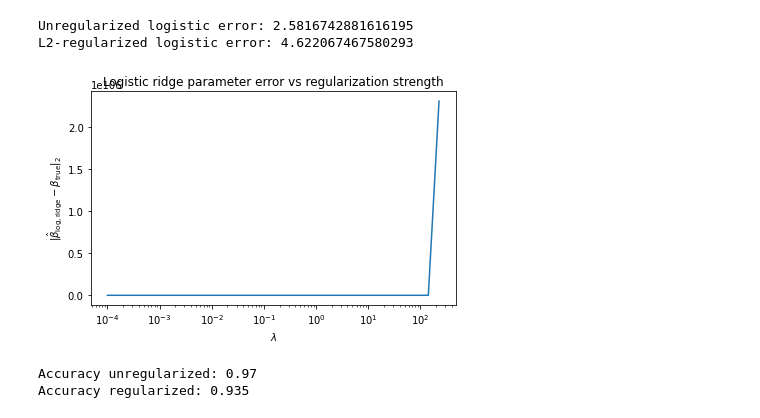
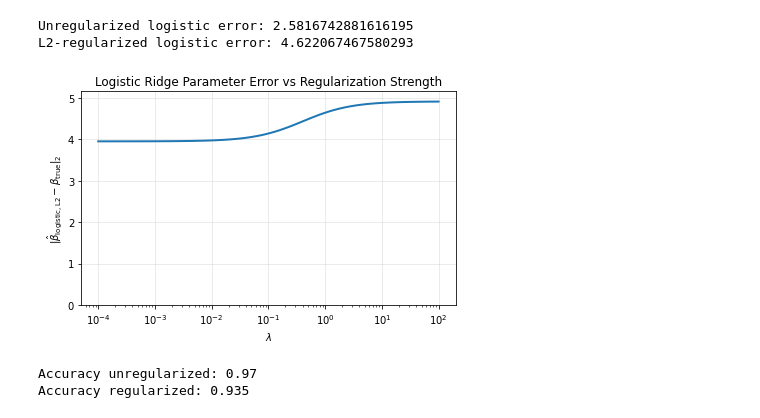
Before and after one commit to danelyatukibay/math519_project, a Jupyter notebook: main.ipynb, the cells around one changed output. Drawn from its saved outputs; the diff is of its cells as text; code cells hidden in the pictures.

```diff
--- a/main.ipynb
+++ b/main.ipynb
@@ -118,8 +120,10 @@ def sigmoid(z):
     return 1 / (1 + np.exp(-z))
 
 def logistic_loss(beta):
-    z = X_bad @ beta
-    return -np.mean(y_class * np.log(sigmoid(z)) + (1 - y_class) * np.log(1 - sigmoid(z)))
+    eps = 1e-12
+    z   = X_bad @ beta
+    p   = sigmoid(z)
+    return -np.mean(y_class * np.log(p + eps) + (1 - y_class) * np.log(1 - p + eps))
 
 def logistic_grad(beta):
     z = X_bad @ beta
@@ -128,11 +132,16 @@ def logistic_grad(beta):
 beta_log = np.zeros(X_bad.shape[1])
 alpha = 0.01  # learning rate
 
+loss_history = []
 for _ in range(2000):
+    loss_history.append(logistic_loss(beta_log))
     beta_log -= alpha * logistic_grad(beta_log)
 
 print("Estimated logistic coefficients (first 5):", beta_log[:5])
 print("True coefficients (first 5):             ", beta_true[:5])
+
+err_log = np.linalg.norm(beta_log - beta_true)
+print("Logistic parameter estimation error:", err_log)
 # %% [output]
 Estimated logistic coefficients (first 5): [ 0.46003762  0.82964967  0.02847741  0.74061227 -0.73809217]
 True coefficients (first 5):              [ 0.61334917  1.84369998  0.27109098  1.13644763 -1.73833187]
@@ -168,25 +180,36 @@ print("L2-regularized logistic error:", err_log_ridge)
 Unregularized logistic error: 2.5816742881616195
 L2-regularized logistic error: 4.622067467580293
 # %%
-lams = np.logspace(-4, 4, 40)
-errs_unreg = []
-errs_reg = []
+# --- Logistic Ridge: parameter error vs lambda ---
+
+lams = np.logspace(-4, 2, 80)
+errors_logistic = []
 
 for lam in lams:
     beta_tmp = np.zeros(X_bad.shape[1])
-    for _ in range(1000):
+    # smaller step for larger lambda to avoid explosion
+    alpha = 0.01 / (1.0 + lam)
+
+    for _ in range(400):       # enough to converge but not blow up
         beta_tmp -= alpha * logistic_grad_l2(beta_tmp, lam)
-    errs_reg.append(np.linalg.norm(beta_tmp - beta_true))
+
+    err_tmp = np.linalg.norm(beta_tmp - beta_true)
+    errors_logistic.append(err_tmp)
 
 plt.figure(figsize=(6,4))
-plt.semilogx(lams, errs_reg)
+plt.semilogx(lams, errors_logistic, linewidth=2)
 plt.xlabel(r"$\lambda$")
-plt.ylabel(r"$\|\hat\beta_{\mathrm{log, ridge}} - \beta_{\mathrm{true}}\|_2$")
-plt.title("Logistic ridge parameter error vs regularization strength")
+plt.ylabel(r"$\|\hat\beta_{\mathrm{logistic,L2}} - \beta_{\mathrm{true}}\|_2$")
+plt.title("Logistic Ridge Parameter Error vs Regularization Strength")
+plt.grid(alpha=0.3)
+
+y_max = max(errors_logistic)
+plt.ylim(0, 1.05 * y_max)
+
 plt.tight_layout()
 plt.show()
 # %% [output]
-[figure, old version]
+[figure, new version]
 # %%
 def accuracy(Xmat, beta, y_labels):
     preds = (sigmoid(Xmat @ beta) > 0.5).astype(int)
```
Also changed, not shown: parts of 17 cells of this notebook.
